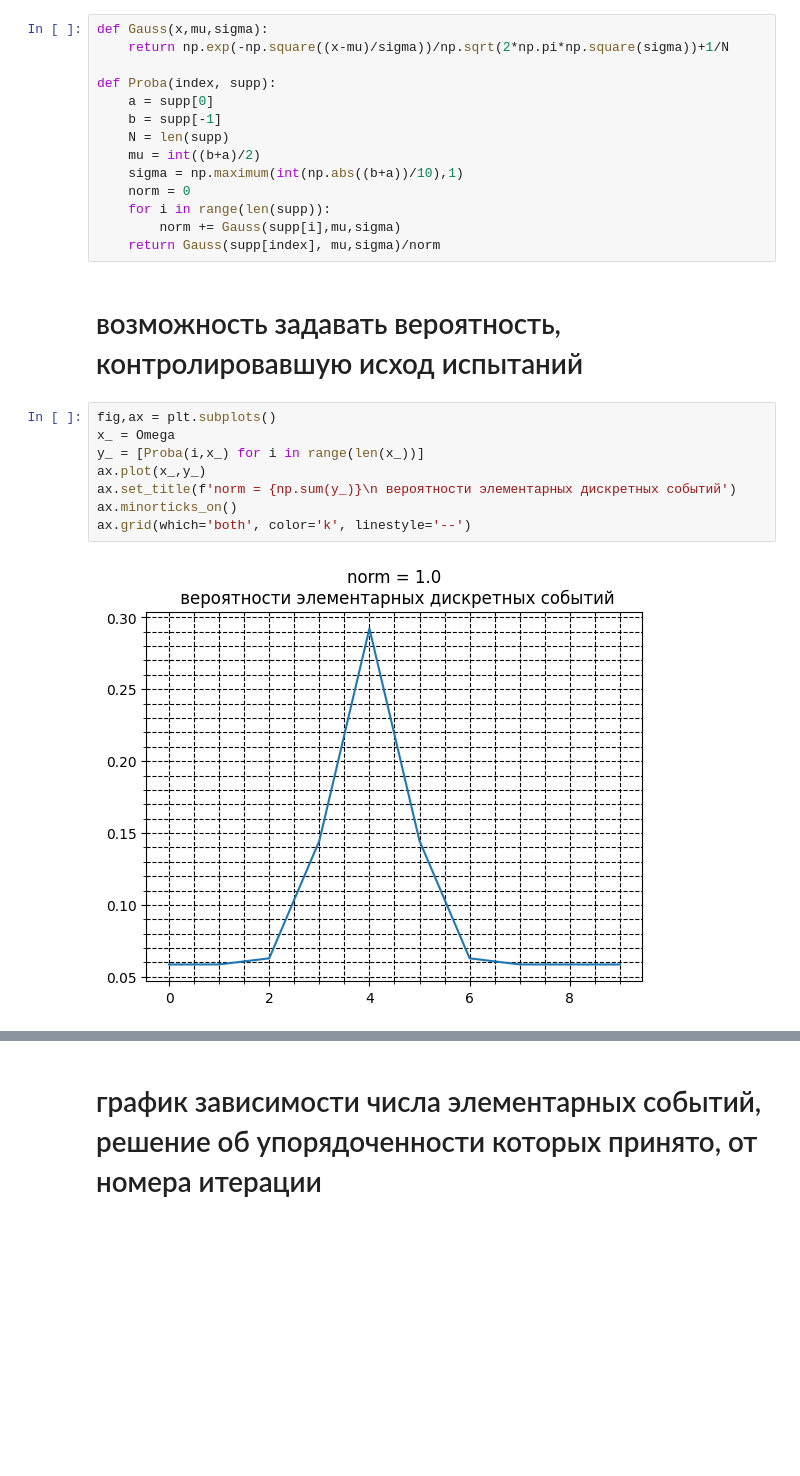
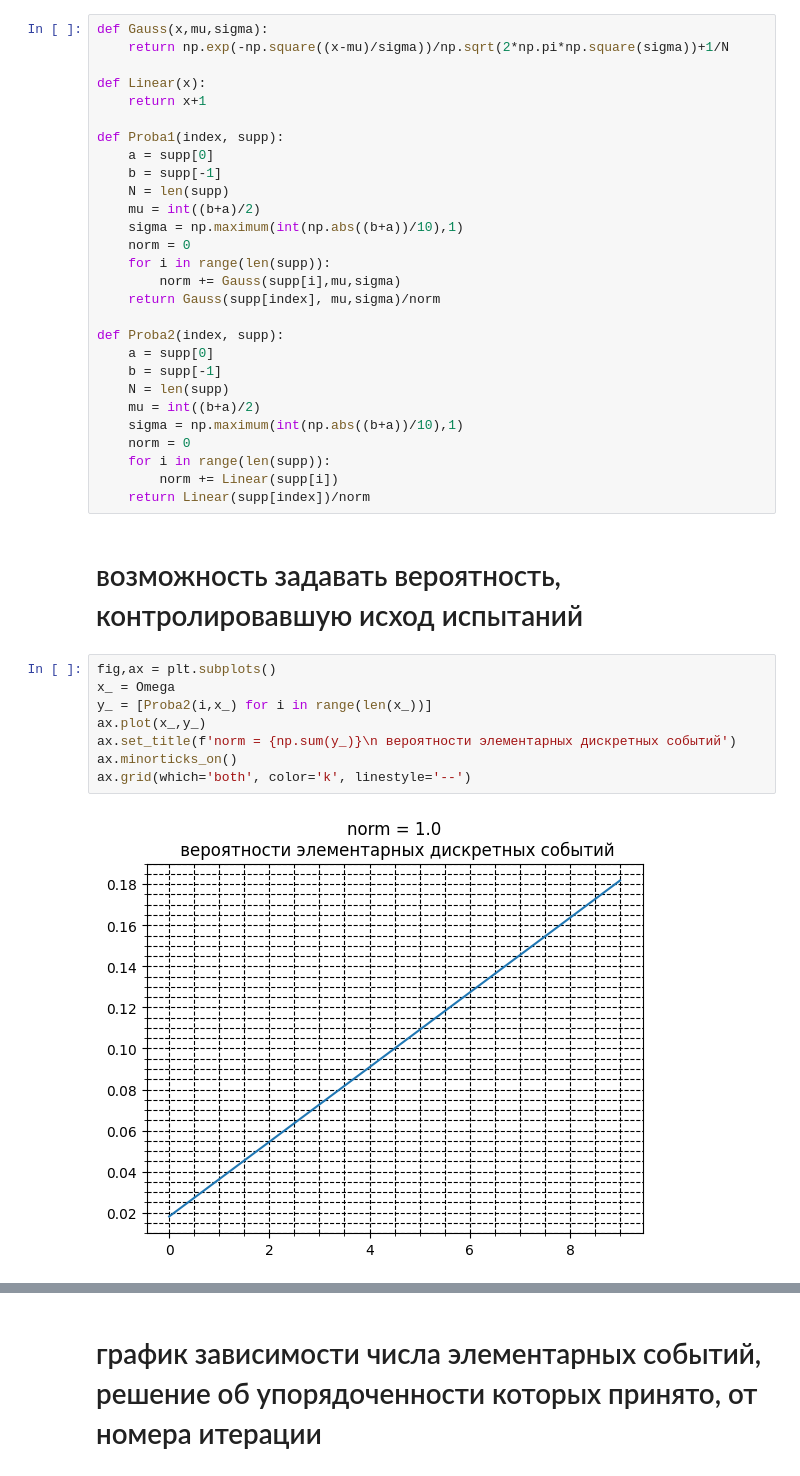
Before and after one commit to RepnikovPavel/possibility, a Jupyter notebook: hw1.ipynb, the cells around one changed output, grey strips where cells are left out. Drawn from its saved outputs; the diff is of its cells as text; blank space fills up the shorter version.

```diff
--- a/hw1.ipynb
+++ b/hw1.ipynb
@@ -30,7 +30,10 @@ array([0, 1, 2, 3, 4, 5, 6, 7, 8, 9])
 def Gauss(x,mu,sigma):
     return np.exp(-np.square((x-mu)/sigma))/np.sqrt(2*np.pi*np.square(sigma))+1/N
 
-def Proba(index, supp):
+def Linear(x):
+    return x+1
+
+def Proba1(index, supp):
     a = supp[0]
     b = supp[-1]
     N = len(supp)
@@ -40,18 +43,29 @@ def Proba(index, supp):
     for i in range(len(supp)):
         norm += Gauss(supp[i],mu,sigma)
     return Gauss(supp[index], mu,sigma)/norm
+
+def Proba2(index, supp):
+    a = supp[0]
+    b = supp[-1]
+    N = len(supp)
+    mu = int((b+a)/2)
+    sigma = np.maximum(int(np.abs((b+a))/10),1)
+    norm = 0
+    for i in range(len(supp)):
+        norm += Linear(supp[i])
+    return Linear(supp[index])/norm
 # %% [markdown]
 # возможность задавать вероятность, контролировавшую исход испытаний
 # %%
 fig,ax = plt.subplots()
 x_ = Omega
-y_ = [Proba(i,x_) for i in range(len(x_))]
+y_ = [Proba2(i,x_) for i in range(len(x_))]
 ax.plot(x_,y_)
 ax.set_title(f'norm = {np.sum(y_)}\n вероятности элементарных дискретных событий')
 ax.minorticks_on()
 ax.grid(which='both', color='k', linestyle='--')
 # %% [output]
-[figure, old version]
+[figure, new version]
 # %%
 NU = np.zeros(shape=(N,N))
 n = 100000
```
Also changed, not shown: parts of 8 cells of this notebook.
